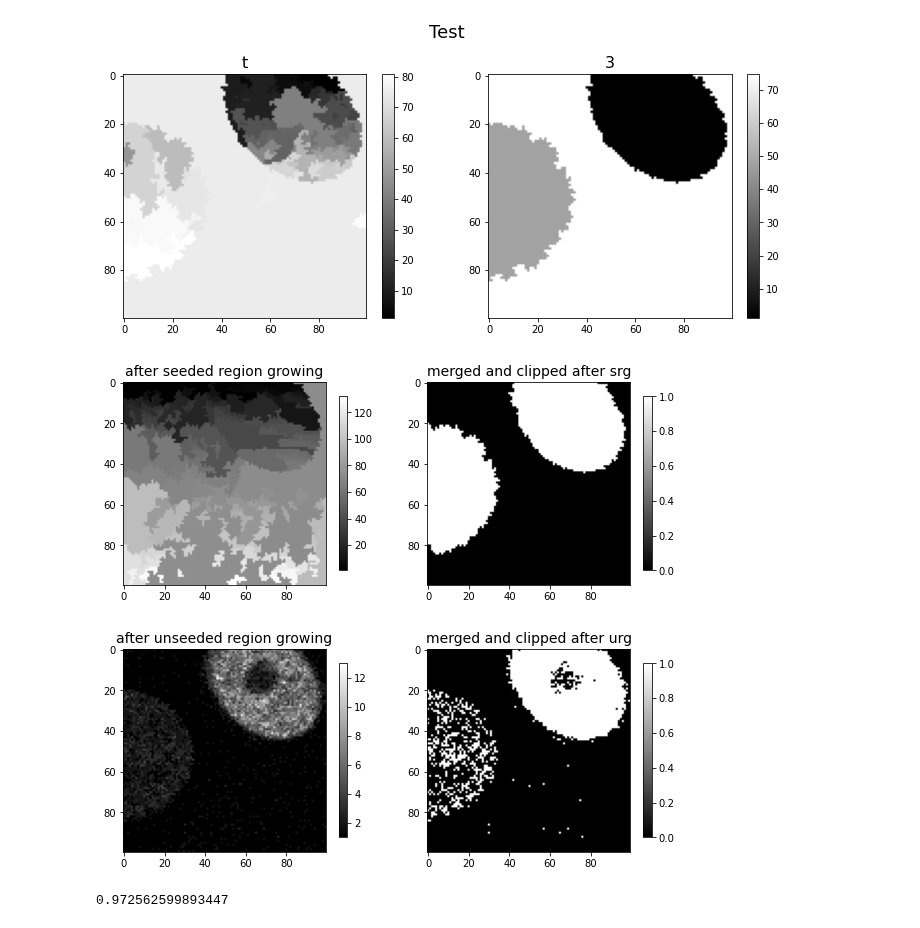
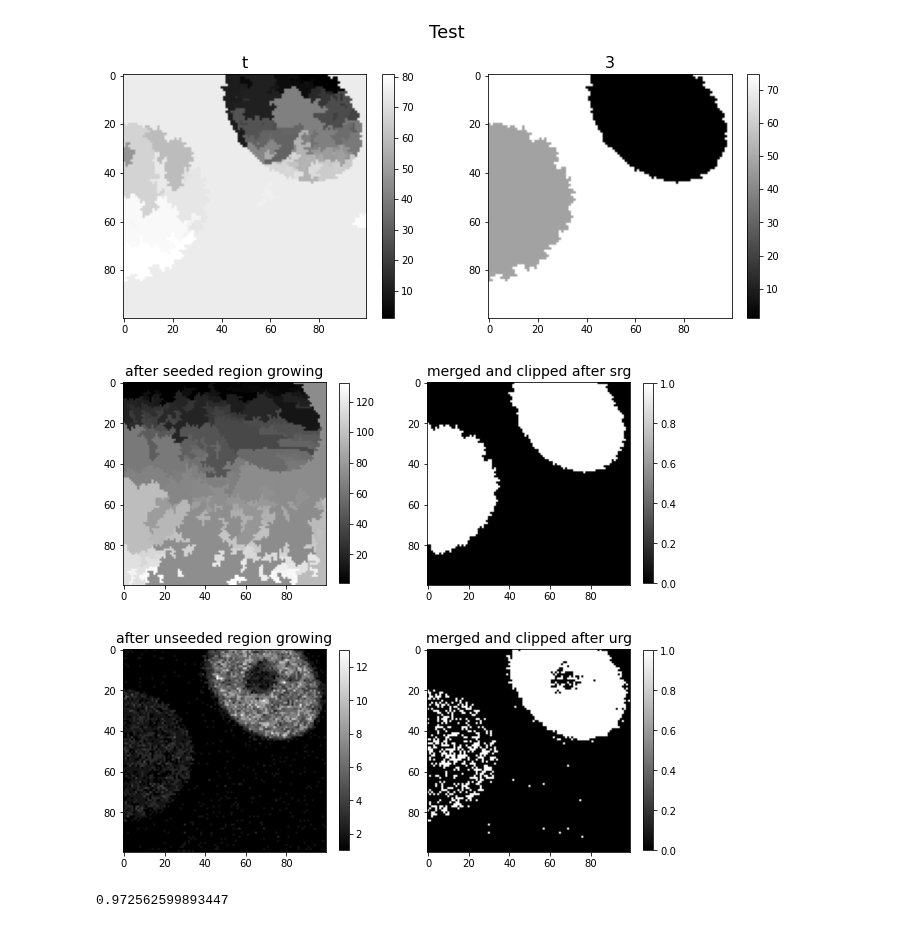
Before and after one commit to datascience-mobi/2021-topic-04-team-04, a Jupyter notebook: Marie.ipynb, the cells around one changed output. Saved outputs shown, nothing was run; the diff lists cells and outputs as text; code cells hidden in the pictures.

Commit message:
images ppp

```diff
--- a/Marie.ipynb
+++ b/Marie.ipynb
@@ -35,11 +35,11 @@ ip.show_test(image_regions, image_regions_srg_merged, 0.9)
 # %% [output]
 [figure]
 # %%
-ip.show_two_images_title(image_regions, image_clipped_srg, "", "after seeded region growing", "merged and clipped after srg", 0.8)
-ip.show_two_images_title(image_result_unseeded, image_clipped_urg, "","after unseeded region growing", "merged and clipped after urg", 0.8)
+ip.show_two_images_title(image_regions, image_clipped_srg, "", "after seeded region growing", "merged and clipped after srg", 0.92)
+ip.show_two_images_title(image_result_unseeded, image_clipped_urg, "","after unseeded region growing", "merged and clipped after urg", 0.92)
 # %% [output]
-[figure, old version]
+[figure, new version]
-[figure, old version]
+[figure, new version]
 # %%
 image_gt_new = sk.imread("Data/N2DH-GOWT1/gt/man_seg01.tif")[300:400, 400:500]
 print(ds.dice_score(image_regions_srg_merged, image_gt_new))
```
